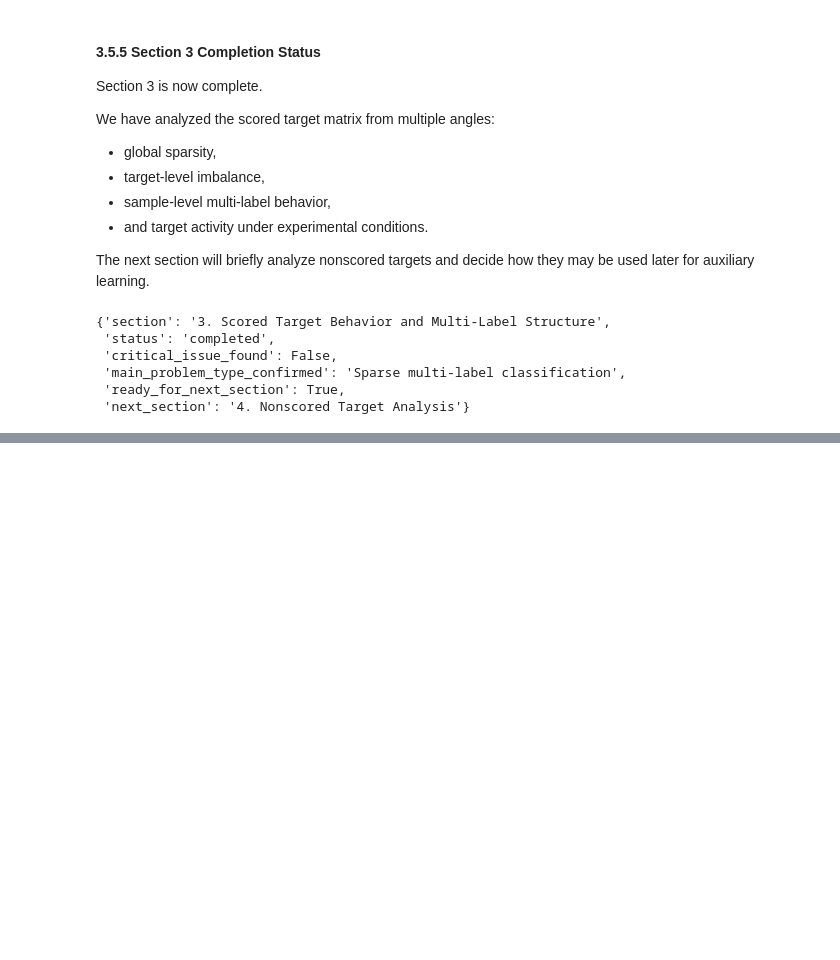
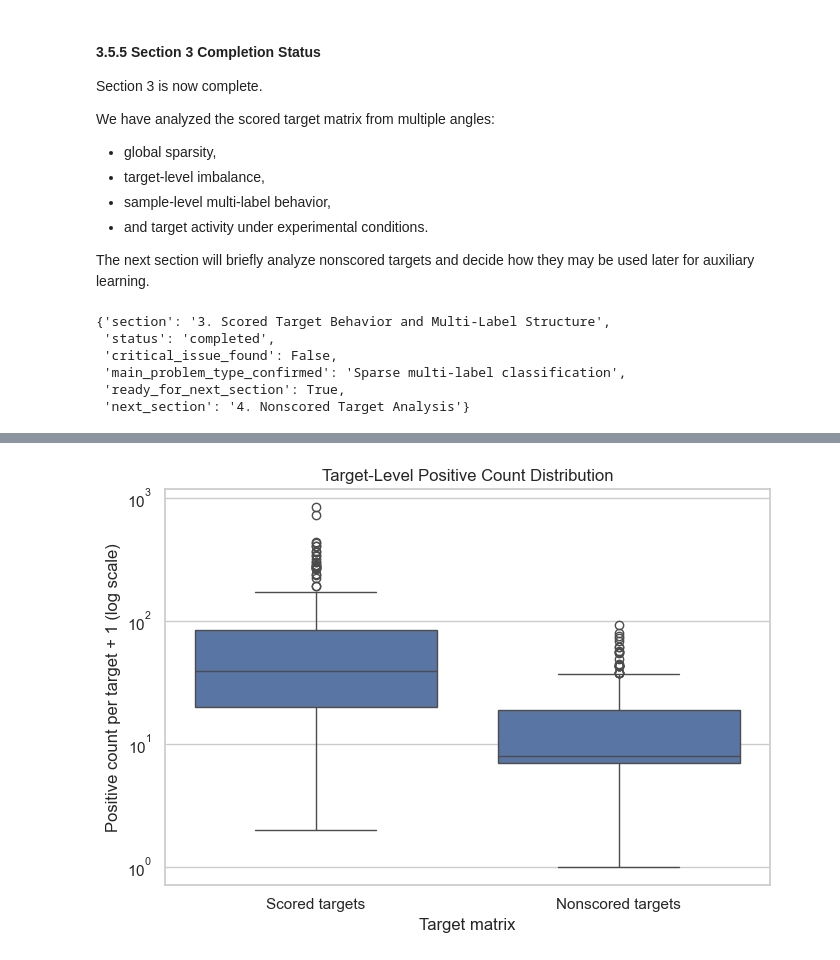
Before and after one commit to kawsar07ahmmed0712-rgb/moa-prediction-drug-response, a Jupyter notebook: notebooks/02_eda.ipynb, the cells around one changed output, grey strips where cells are left out. Drawn from its saved outputs; the diff is of its cells as text; code cells hidden in the pictures; blank space fills up the shorter version.

```diff
--- a/notebooks/02_eda.ipynb
+++ b/notebooks/02_eda.ipynb
@@ -1800,0 +2254,28 @@ section_3_status
+# %%
+plot_df = combined_target_positive_counts.copy()
+
+# Add 1 to avoid issues with log scale if any target has zero positives
+plot_df["positive_count_plus_one"] = plot_df["positive_count"] + 1
+
+plt.figure(figsize=(7, 5))
+
+sns.boxplot(
+    data=plot_df,
+    x="target_matrix",
+    y="positive_count_plus_one"
+)
+
+plt.yscale("log")
+plt.title("Target-Level Positive Count Distribution")
+plt.xlabel("Target matrix")
+plt.ylabel("Positive count per target + 1 (log scale)")
+
+plt.tight_layout()
+plt.savefig(
+    FIGURE_DIR / "section_4_3_target_positive_count_distribution_comparison.png",
+    dpi=300,
+    bbox_inches="tight"
+)
+plt.show()
+# %% [output]
+[figure, added]
```
Also changed, not shown: parts of 57 cells of this notebook, 2 other files.
